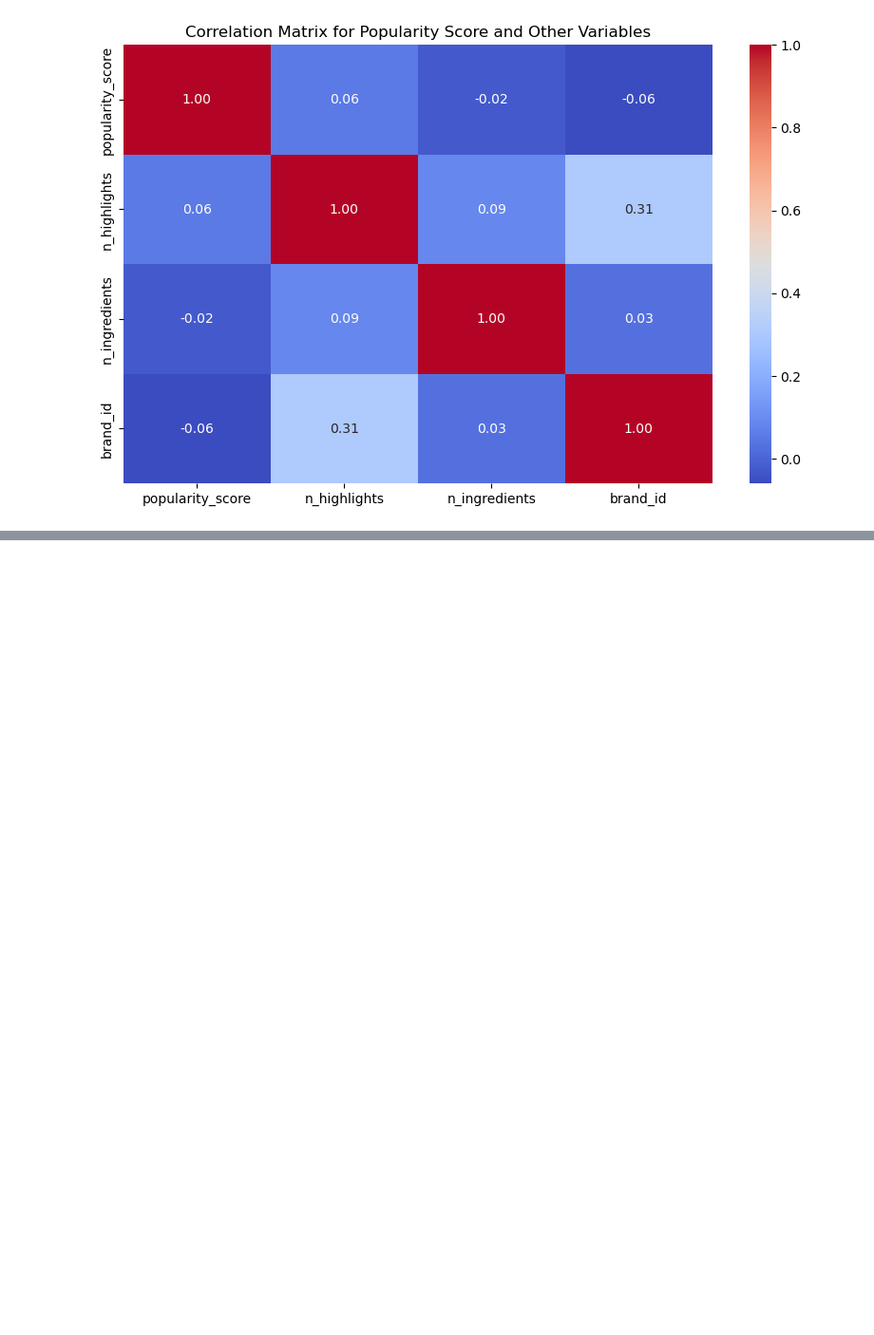
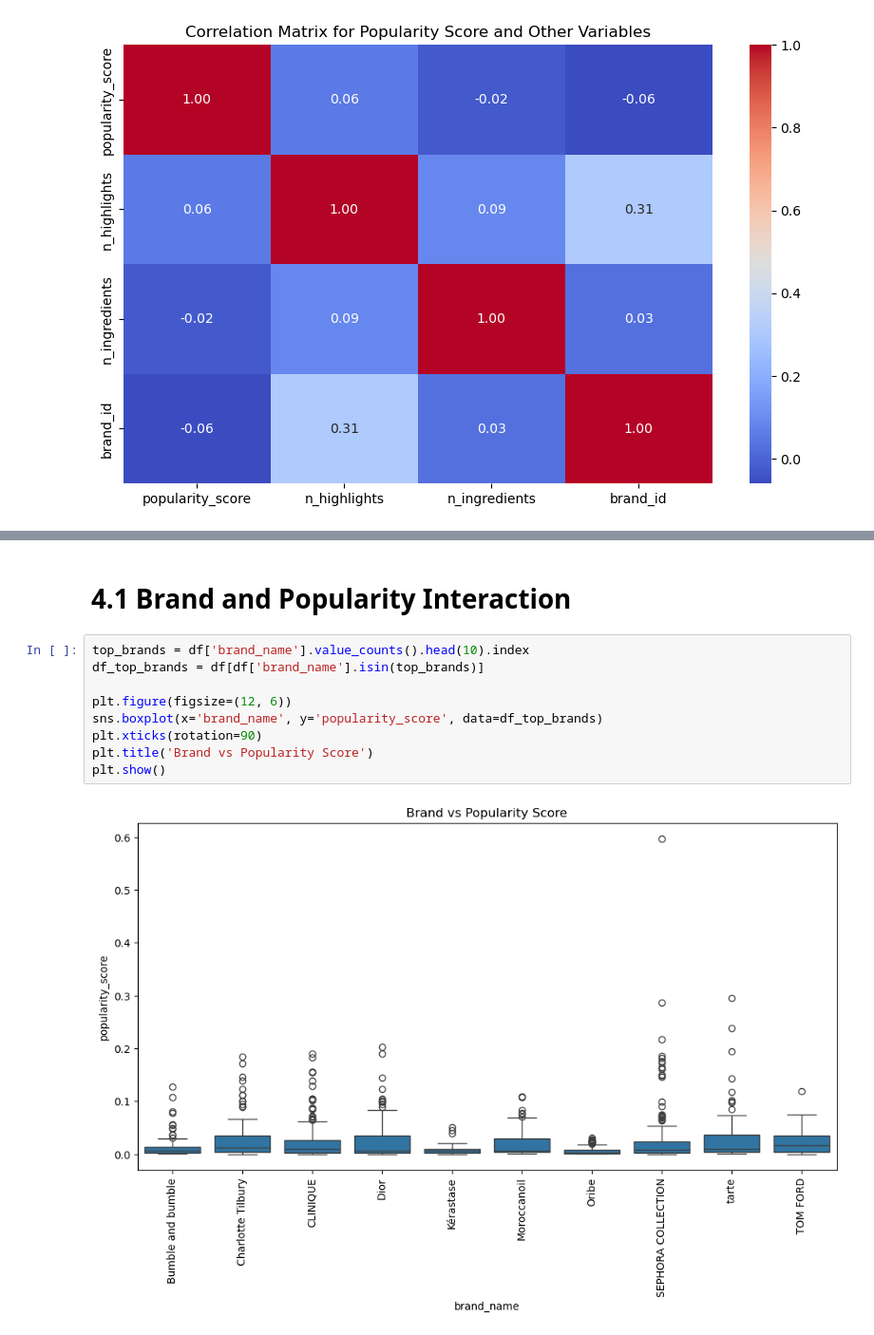
Before and after one commit to juliaaaloopez/visual_analytics_final_project, a Jupyter notebook: EDA.ipynb, the cells around one changed output, grey strips where cells are left out. Shown at 95% size. Saved outputs shown, nothing was run; the diff lists cells and outputs as text; blank space fills up the shorter version.

Commit message:
Study popularity among other factors

```diff
--- a/EDA.ipynb
+++ b/EDA.ipynb
@@ -763,0 +971,13 @@ brand_id                 -0.059753      0.311255       0.027205  1.000000
+# %% [markdown]
+# 4.1 Brand and Popularity Interaction
+# %%
+top_brands = df['brand_name'].value_counts().head(10).index
+df_top_brands = df[df['brand_name'].isin(top_brands)]
+
+plt.figure(figsize=(12, 6))
+sns.boxplot(x='brand_name', y='popularity_score', data=df_top_brands)
+plt.xticks(rotation=90)
+plt.title('Brand vs Popularity Score')
+plt.show()
+# %% [output]
+[figure, added]
```
Also changed, not shown: parts of 28 cells of this notebook.
